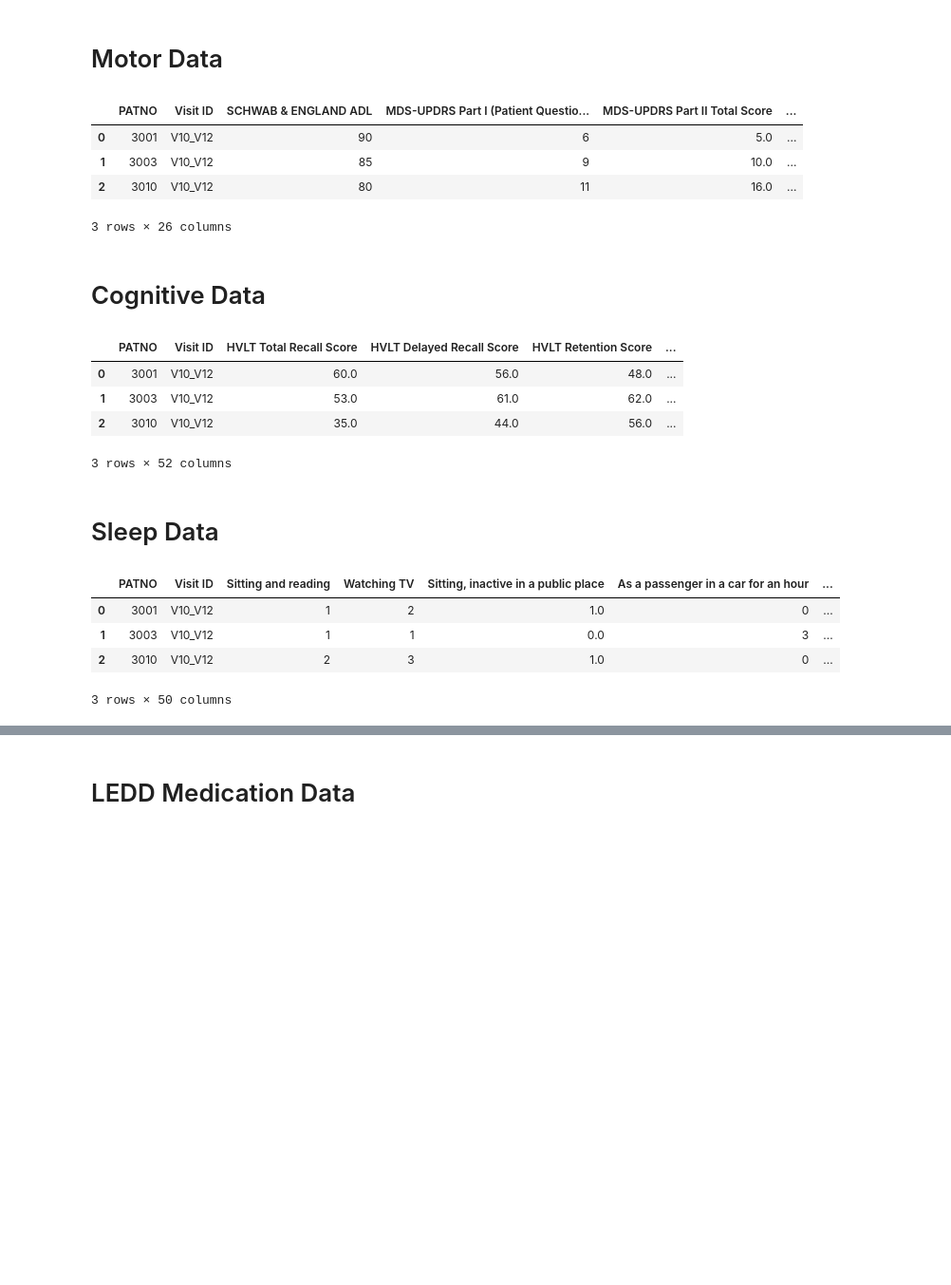
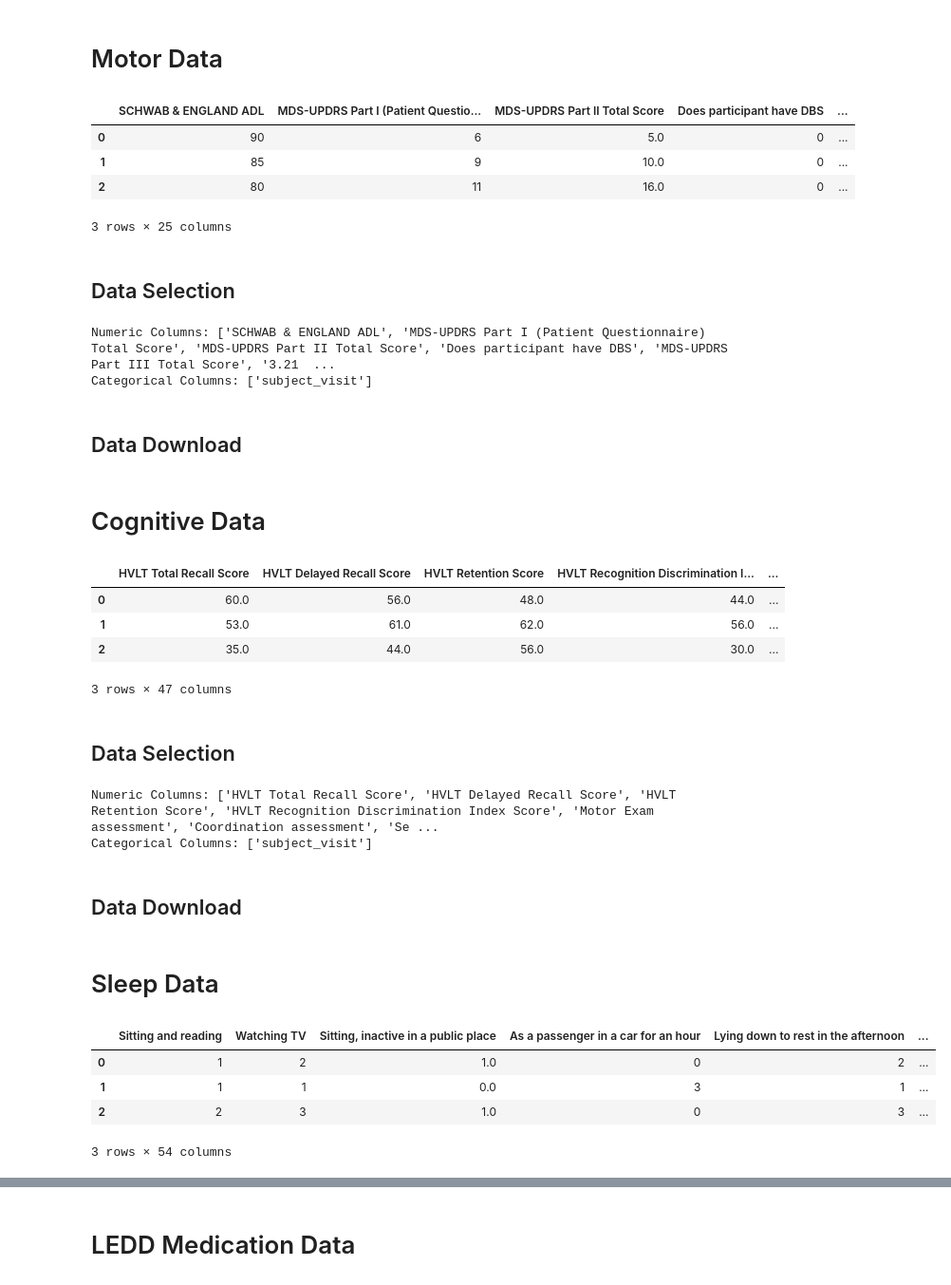
Before and after one commit to fserracrespi/PD_Project_UofL, a Jupyter notebook: PD_DATA/MODELS DEVELOPMENT/MODEL_DEVELOPMENT/data_split.ipynb, the cells around one changed output, grey strips where cells are left out. Shown at 95% size. Saved outputs shown, nothing was run; the diff lists cells and outputs as text; code cells hidden in the pictures; blank space fills up the shorter version.

Commit message:
Data for Models

```diff
--- a/PD_DATA/MODELS DEVELOPMENT/MODEL_DEVELOPMENT/data_split.ipynb
+++ b/PD_DATA/MODELS DEVELOPMENT/MODEL_DEVELOPMENT/data_split.ipynb
@@ -130,10 +134,32 @@ Categorical Columns: ['Visit ID', 'Ortostatic_Hypotension', 'UPDRS_III_Progressi
 # Motor Data
 # %%
 motor_data = pd.read_csv(ROOT / motor)
+motor_data['subject_visit'] = motor_data['PATNO'].astype(str) + '_' + motor_data['Visit ID'].astype(str)
+motor_data.drop(columns=['PATNO','Visit ID'], inplace=True)
 motor_data.head(3)
 # %% [output]
-|  | PATNO | Visit ID | SCHWAB & ENGLAND ADL | MDS-UPDRS Part I (Patient Questio... | MDS-UPDRS Part II Total Score | ... |
-| 0 | 3001 | V10_V12 | 90 | 6 | 5.0 | ... |
-| 1 | 3003 | V10_V12 | 85 | 9 | 10.0 | ... |
-| 2 | 3010 | V10_V12 | 80 | 11 | 16.0 | ... |
+|  | SCHWAB & ENGLAND ADL | MDS-UPDRS Part I (Patient Questio... | MDS-UPDRS Part II Total Score | Does participant have DBS | ... |
+| 0 | 90 | 6 | 5.0 | 0 | ... |
+| 1 | 85 | 9 | 10.0 | 0 | ... |
+| 2 | 80 | 11 | 16.0 | 0 | ... |
-3 rows × 26 columns
+3 rows × 25 columns
+# %% [markdown]
+## Data Selection
+# %%
+motor_data['UPDRS_III_ProgressionType'] = motor_data['UPDRS_III_ProgressionType'].map({'Substantial improv.': -1, 'No significant change.': 0,'Substantial progress.': 1})
+motor_data['DBS_Transition_Visit']= motor_data['DBS_Transition_Visit'].map({True: 1, False: 0})
+
+motor_data.drop(columns=['MDS-UPDRS Total Score 1YearProg','UPDRS_III_1YearProg','MDS-UPDRS Total Score',
+                    'Δ TOTAL_UPDRS_1Y', 'Δ UPDRS_I_1Y', 'Δ UPDRS_II_1Y', 'Δ UPDRS_III_1Y',
+                    'Δ UPDRS_IV_1Y','UPDRS_I_Class', 'UPDRS_II_Class', 'UPDRS_III_Class',
+                    'UPDRS_IV_Class', 'UPDRS_I_ProgressionType', 'UPDRS_II_ProgressionType'], inplace=True)
+
+numeric_cols = motor_data.select_dtypes(include=['int64', 'float64']).columns.tolist()
+categorical_cols = motor_data.select_dtypes(include=['object','bool']).columns.tolist()
+print("Numeric Columns:", numeric_cols)
+print("Categorical Columns:", categorical_cols)
+# %% [output]
+Numeric Columns: ['SCHWAB & ENGLAND ADL', 'MDS-UPDRS Part I (Patient Questionnaire) Total Score', 'MDS-UPDRS Part II Total Score', 'Does participant have DBS', 'MDS-UPDRS Part III Total Score', '3.21  ...
+Categorical Columns: ['subject_visit']
+# %% [markdown]
+## Data Download
@@ -141,10 +169,35 @@ motor_data.head(3)
 # Cognitive Data
 # %%
 cognitive_data = pd.read_csv(ROOT / cognitive)
+cognitive_data['subject_visit'] = cognitive_data['PATNO'].astype(str) + '_' + cognitive_data['Visit ID'].astype(str)
+cognitive_data.drop(columns=['PATNO','Visit ID'], inplace=True)
 cognitive_data.head(3)
 # %% [output]
-|  | PATNO | Visit ID | HVLT Total Recall Score | HVLT Delayed Recall Score | HVLT Retention Score | ... |
-| 0 | 3001 | V10_V12 | 60.0 | 56.0 | 48.0 | ... |
-| 1 | 3003 | V10_V12 | 53.0 | 61.0 | 62.0 | ... |
-| 2 | 3010 | V10_V12 | 35.0 | 44.0 | 56.0 | ... |
+|  | HVLT Total Recall Score | HVLT Delayed Recall Score | HVLT Retention Score | HVLT Recognition Discrimination I... | ... |
+| 0 | 60.0 | 56.0 | 48.0 | 44.0 | ... |
+| 1 | 53.0 | 61.0 | 62.0 | 56.0 | ... |
+| 2 | 35.0 | 44.0 | 56.0 | 30.0 | ... |
-3 rows × 52 columns
+3 rows × 47 columns
+# %% [markdown]
+## Data Selection
+# %%
+cognitive_data['UPDRS_III_ProgressionType'] = cognitive_data['UPDRS_III_ProgressionType'].map({'Substantial improv.': -1, 'No significant change.': 0,'Substantial progress.': 1})
+cognitive_data['Has Depression']= cognitive_data['Has Depression'].map({True: 1, False: 0})
+neuro_cols = ['Motor Exam assessment', 'Coordination assessment', 'Sensory Exam assessment', 'Reflexes assessment', 'CN II-XII assessment']
+for col in neuro_cols:
+    cognitive_data[col] = cognitive_data[col].map({'Normal': 1, 'Abnormal': 0})
+
+cognitive_data.drop(columns=['UPDRS_I_Class', 'UPDRS_II_Class', 'UPDRS_III_Class',
+                             'UPDRS_IV_Class', 'UPDRS_I_ProgressionType',
+                             'UPDRS_II_ProgressionType', 'Perfil_LPA',
+                             'MDS-UPDRS Part III Total Score', 'MDS-UPDRS Part IV Total Score'], inplace=True)
+
+numeric_cols = cognitive_data.select_dtypes(include=['int64', 'float64']).columns.tolist()
+categorical_cols = cognitive_data.select_dtypes(include=['object','bool']).columns.tolist()
+print("Numeric Columns:", numeric_cols)
+print("Categorical Columns:", categorical_cols)
+# %% [output]
+Numeric Columns: ['HVLT Total Recall Score', 'HVLT Delayed Recall Score', 'HVLT Retention Score', 'HVLT Recognition Discrimination Index Score', 'Motor Exam assessment', 'Coordination assessment', 'Se ...
+Categorical Columns: ['subject_visit']
+# %% [markdown]
+## Data Download
@@ -152,10 +207,12 @@ cognitive_data.head(3)
 # Sleep Data
 # %%
 sleep_data = pd.read_csv(ROOT / sleep)
+sleep_data['subject_visit'] = sleep_data['PATNO'].astype(str) + '_' + sleep_data['Visit ID'].astype(str)
+sleep_data.drop(columns=['PATNO','Visit ID'], inplace=True)
 sleep_data.head(3)
 # %% [output]
-|  | PATNO | Visit ID | Sitting and reading | Watching TV | Sitting, inactive in a public place | As a passenger in a car for an hour | ... |
-| 0 | 3001 | V10_V12 | 1 | 2 | 1.0 | 0 | ... |
-| 1 | 3003 | V10_V12 | 1 | 1 | 0.0 | 3 | ... |
-| 2 | 3010 | V10_V12 | 2 | 3 | 1.0 | 0 | ... |
+|  | Sitting and reading | Watching TV | Sitting, inactive in a public place | As a passenger in a car for an hour | Lying down to rest in the afternoon | ... |
+| 0 | 1 | 2 | 1.0 | 0 | 2 | ... |
+| 1 | 1 | 1 | 0.0 | 3 | 1 | ... |
+| 2 | 2 | 3 | 1.0 | 0 | 3 | ... |
-3 rows × 50 columns
+3 rows × 54 columns
```
Also changed, not shown: parts of 14 cells of this notebook, 14 other files.
